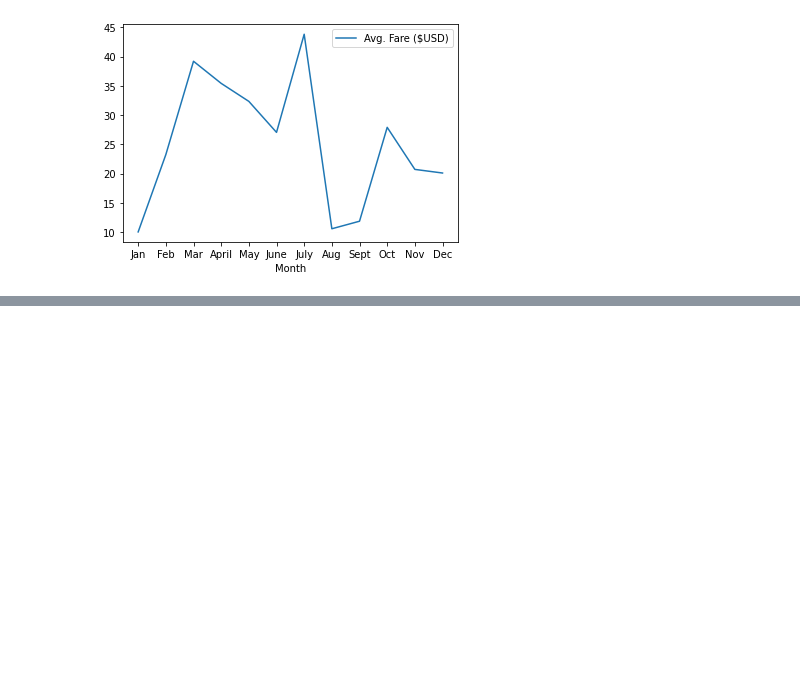
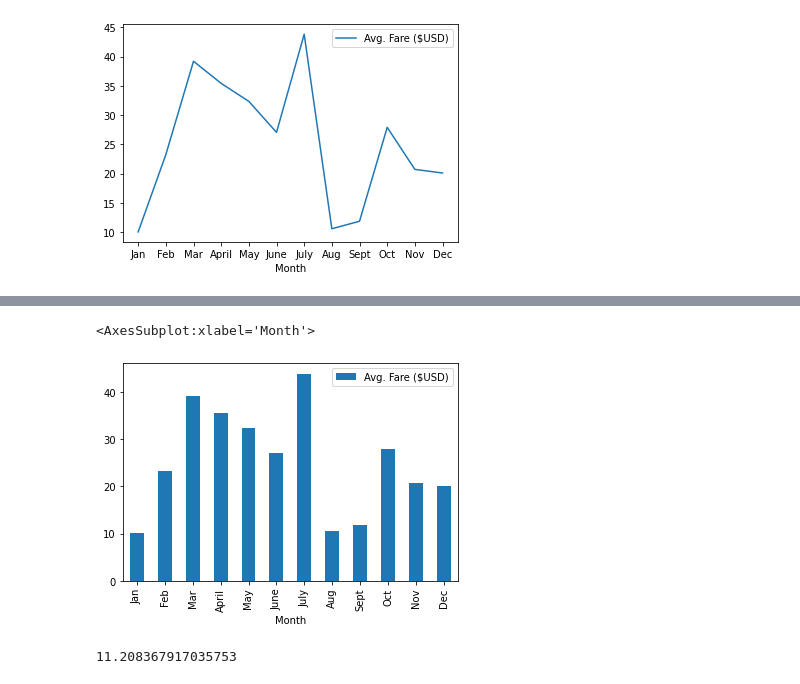
Before and after one commit to juliomeza/PyBer_Analysis, a Jupyter notebook: PyBer_ride_data.ipynb, the cells around one changed output, grey strips where cells are left out. Cells and saved outputs as stored; diff of their text form; code cells hidden in the pictures; blank space fills up the shorter version.

```diff
--- a/PyBer_ride_data.ipynb
+++ b/PyBer_ride_data.ipynb
@@ -40,0 +47,10 @@ plt.show()
+# %%
+pyber_ride_df.plot(x='Month', y='Avg. Fare ($USD)', kind='bar')
+# %% [output]
+<AxesSubplot:xlabel='Month'>
+[figure, added]
+# %%
+stdev = statistics.stdev(pyber_ride_df['Avg. Fare ($USD)'])
+stdev
+# %% [output]
+11.208367917035753
```
Also changed, not shown: parts of 3 cells of this notebook.
